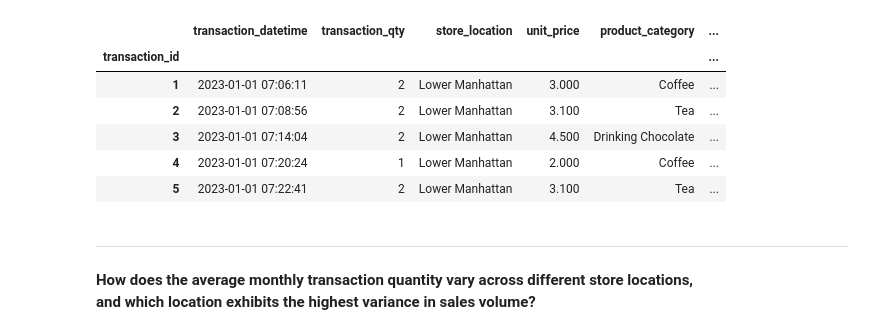
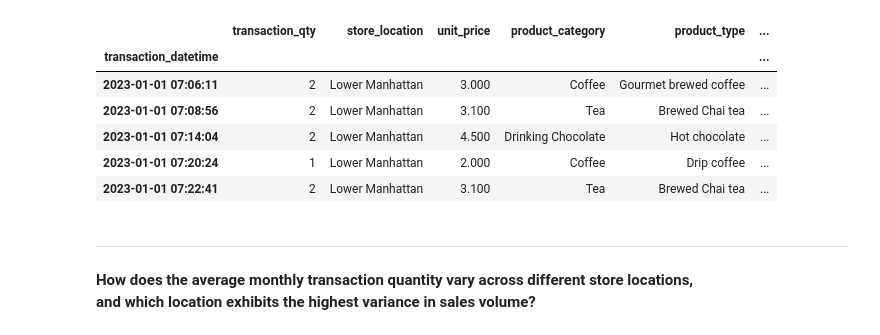
Before and after one commit to Michael-Kornilich/coffee_shop_analysis, a Jupyter notebook: script.ipynb, the cells around one changed output. Drawn from its saved outputs; the diff is of its cells as text; code cells hidden in the pictures.

```diff
--- a/script.ipynb
+++ b/script.ipynb
@@ -13,29 +13,30 @@ raw_records = pd.read_excel(path, index_col="transaction_id")
 # %%
 # transform
 transaction_datetime = pd.to_datetime(raw_records["transaction_date"].astype(str) + " " + raw_records["transaction_time"].astype(str))
 transaction_datetime = pd.Series(transaction_datetime, name="transaction_datetime",index=None)
 
 # dropped columns: store_id, transaction_date, transaction_time, product_id
 records = raw_records.reindex([
     "transaction_datetime", 'transaction_qty',
     'store_location', 'unit_price',
     'product_category', 'product_type', 'product_detail'], axis="columns")
 
 records["transaction_datetime"] = transaction_datetime
-records.sort_values("transaction_datetime", inplace=True)
+records.set_index("transaction_datetime", drop=True, inplace=True)
+records.sort_index(inplace=True)
 
 columns = ["store_location","product_category","product_type", "product_detail"]
 records[columns] = records.loc[:,columns].astype("category")
 
 records.head()
 # %% [output]
-|  | transaction_datetime | transaction_qty | store_location | unit_price | product_category | ... |
-| transaction_id |  |  |  |  |  | ... |
-| 1 | 2023-01-01 07:06:11 | 2 | Lower Manhattan | 3.000 | Coffee | ... |
-| 2 | 2023-01-01 07:08:56 | 2 | Lower Manhattan | 3.100 | Tea | ... |
-| 3 | 2023-01-01 07:14:04 | 2 | Lower Manhattan | 4.500 | Drinking Chocolate | ... |
-| 4 | 2023-01-01 07:20:24 | 1 | Lower Manhattan | 2.000 | Coffee | ... |
-| 5 | 2023-01-01 07:22:41 | 2 | Lower Manhattan | 3.100 | Tea | ... |
+|  | transaction_qty | store_location | unit_price | product_category | product_type | ... |
+| transaction_datetime |  |  |  |  |  | ... |
+| 2023-01-01 07:06:11 | 2 | Lower Manhattan | 3.000 | Coffee | Gourmet brewed coffee | ... |
+| 2023-01-01 07:08:56 | 2 | Lower Manhattan | 3.100 | Tea | Brewed Chai tea | ... |
+| 2023-01-01 07:14:04 | 2 | Lower Manhattan | 4.500 | Drinking Chocolate | Hot chocolate | ... |
+| 2023-01-01 07:20:24 | 1 | Lower Manhattan | 2.000 | Coffee | Drip coffee | ... |
+| 2023-01-01 07:22:41 | 2 | Lower Manhattan | 3.100 | Tea | Brewed Chai tea | ... |
 # %% [markdown]
 ---
 **How does the average monthly transaction quantity vary across different store locations,\
```
Also changed, not shown: parts of 7 cells of this notebook.
